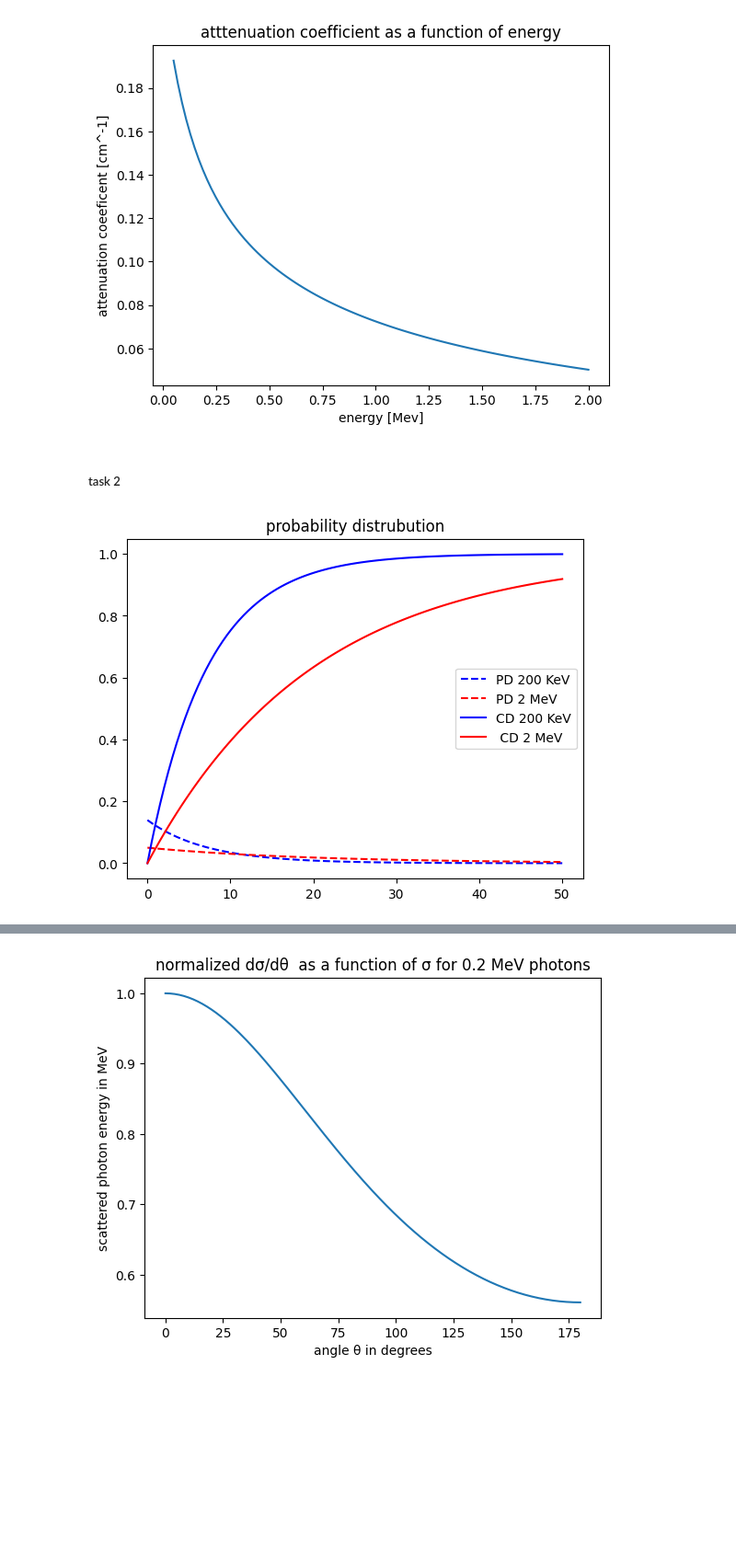
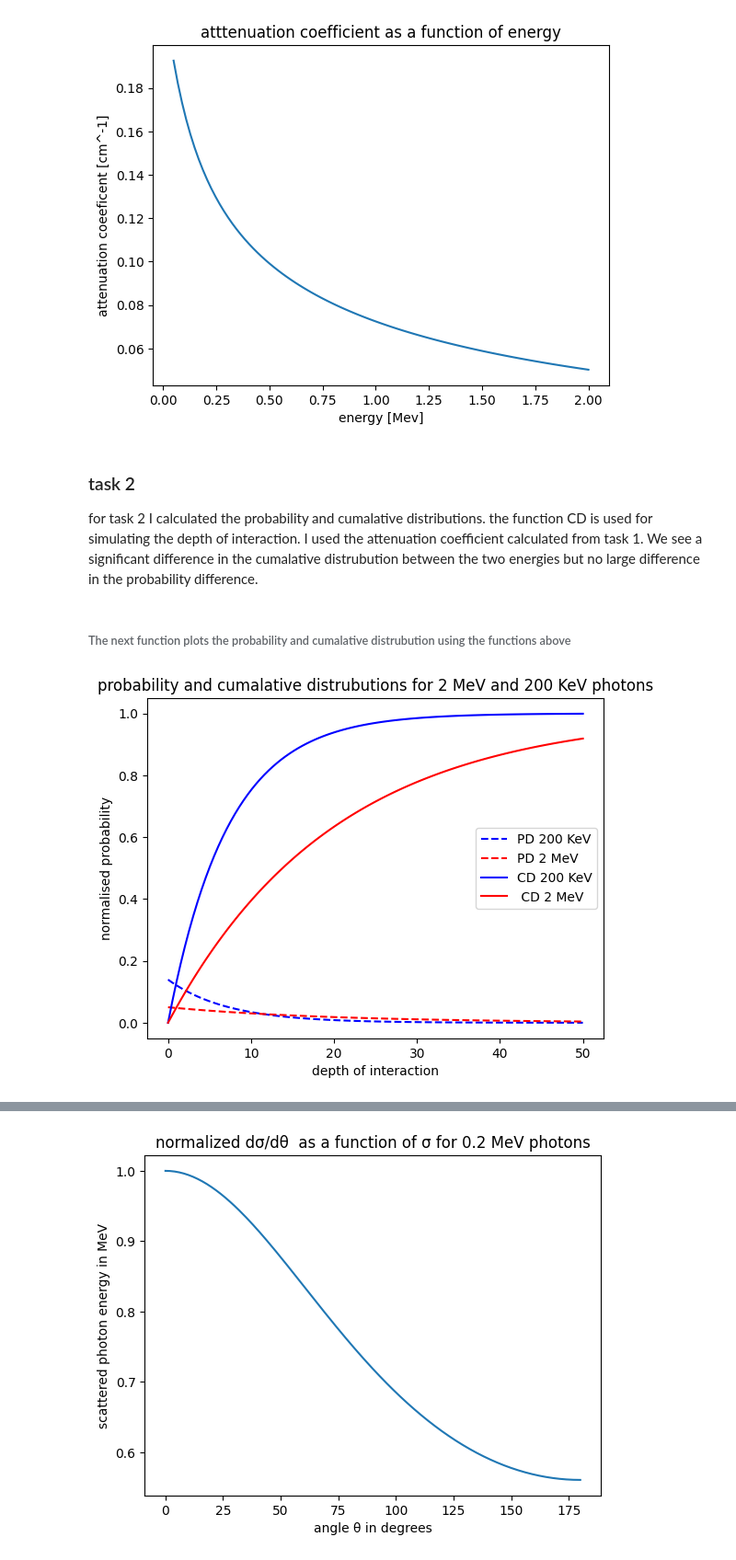
Before and after one commit to Vibi31/FYS4711-Dosimetri, a Jupyter notebook: MonteCarlo_FYS4711.ipynb, the cells around one changed output, grey strips where cells are left out. Shown at 92% size. Cells and saved outputs as stored; diff of their text form; code cells hidden in the pictures; blank space fills up the shorter version.

```diff
--- a/MonteCarlo_FYS4711.ipynb
+++ b/MonteCarlo_FYS4711.ipynb
@@ -71,7 +76,9 @@ plot_task1()
 # %% [output]
 [figure]
 # %% [markdown]
-##### task 2
+### task 2
+for task 2 I calculated the probability and cumalative distributions.
+the function CD is used for simulating the depth of interaction. I used the attenuation coefficient calculated from task 1. We see a significant difference in the cumalative distrubution between the two energies but no large difference in the probability difference.
 # %%
 x = np.linspace(0, 50, 100)
 
@@ -85,24 +92,27 @@ def CD(hv, x):               #Cumalative Distrubution, takes in energy as argume
     mu = atten_coef(hv)      #uses function from task1
     cd = 1 - exp(mu*(-x))    #cumalative distrubution formula
     return cd
+# %% [markdown]
+###### The next function plots the probability and cumalative distrubution using the functions above
 # %%
 def plot_task2():
-    plt.title('probability distrubution')
+    plt.title('probability and cumalative distrubutions for 2 MeV and 200 KeV photons')
     plt.plot(x, PD(0.2, x), 'b--')
     plt.plot(x, PD(2, x),'r--')
     #plt.legend(['PD 200 KeV', 'PD 2 MeV'])
     #plt.show()
-
+    plt.ylabel('normalised probability')
+    plt.xlabel('depth of interaction')
     #plt.title('cumalative distrubution')
     plt.plot(x, CD(0.2, x),'b-')
     plt.plot(x, CD(2, x), 'r-')
     #plt.legend(['CD 200 KeV', ' CD 2 MeV'])
 
     plt.legend(['PD 200 KeV', 'PD 2 MeV', 'CD 200 KeV', ' CD 2 MeV'])
 
     plt.show()
 
 plot_task2()
 # %% [output]
-[figure, old version]
+[figure, new version]
 # %% [markdown]
```
Also changed, not shown: parts of 17 cells of this notebook, 1 other file.
